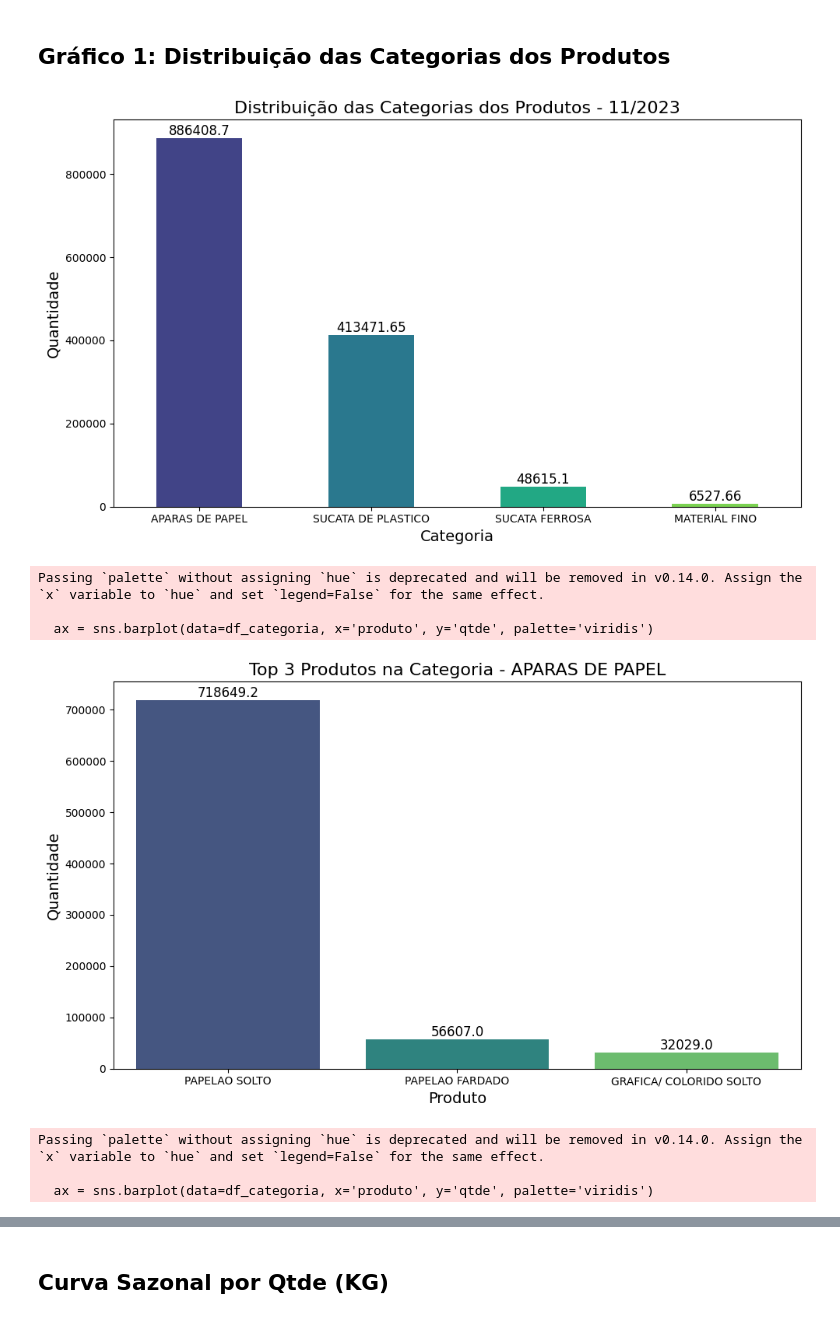
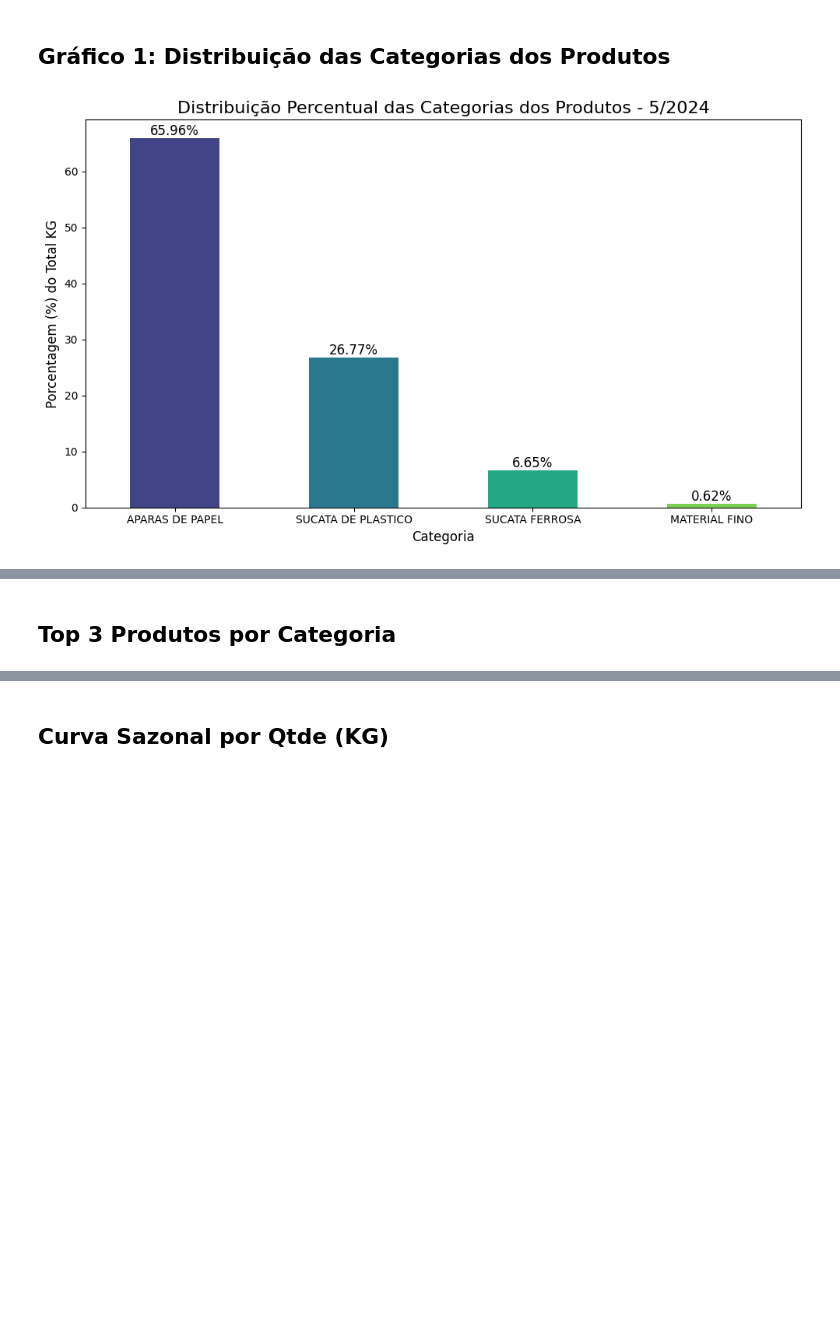
Before and after one commit to SamuSuzini/projetc_company_recycle, a Jupyter notebook: analise_reciclagem - final.ipynb, the cells around one changed output, grey strips where cells are left out. Cells and saved outputs as stored; diff of their text form; code cells hidden in the pictures; blank space fills up the shorter version.

```diff
--- a/analise_reciclagem - final.ipynb
+++ b/analise_reciclagem - final.ipynb
@@ -41,8 +41,8 @@ memory usage: 5.6+ MB
 ## Filtrando o Dataset
 # %%
 # Especificando o mês e ano que você deseja filtrar
-mes_especifico = 11  # alterar aqui para filtrar todos os gráficos e atualizar!
-ano_especifico = 2023
+mes_especifico = 5  # alterar aqui para filtrar todos os gráficos e atualizar!
+ano_especifico = 2024
 
 # Filtrando os dados para o mês e ano específicos
 df_filtrado = df[(df['data'].dt.month == mes_especifico) & (df['data'].dt.year == ano_especifico)]
@@ -51,62 +51,33 @@ df_filtrado = df[(df['data'].dt.month == mes_especifico) & (df['data'].dt.year =
 # %%
 # Agrupando as categorias e somando as quantidades
 quantidade_por_categoria = df_filtrado.groupby('categoria')['qtde'].sum().sort_values(ascending=False)
 
+# Calculando o total de quantidades
+total_quantidade = quantidade_por_categoria.sum()
+
+# Calculando a porcentagem de cada categoria em relação ao total
+percentual_por_categoria = (quantidade_por_categoria / total_quantidade) * 100
+
 # Garantindo que há categorias para plotar
-if not quantidade_por_categoria.empty:
+if not percentual_por_categoria.empty:
     # Plotando o gráfico de barras para as categorias
     plt.figure(figsize=(10, 6))
-    ax = quantidade_por_categoria.plot.bar(color=sns.color_palette('viridis', quantidade_por_categoria.nunique()))
+    ax = percentual_por_categoria.plot.bar(color=sns.color_palette('viridis', percentual_por_categoria.nunique()))
 
     # Formatando o gráfico
-    ax.set_xlabel('Categoria', fontsize=14)
-    ax.set_ylabel('Quantidade', fontsize=14)
-    ax.set_title(f'Distribuição das Categorias dos Produtos - {mes_especifico}/{ano_especifico}', fontsize=16)
+    ax.set_xlabel('Categoria', fontsize=12)
+    ax.set_ylabel('Porcentagem (%) do Total KG', fontsize=12)
+    ax.set_title(f'Distribuição Percentual das Categorias dos Produtos - {mes_especifico}/{ano_especifico}', fontsize=16)
     plt.xticks(rotation=0)
     plt.tight_layout()
 
     # Adicionando os valores em cima das barras
     for p in ax.patches:
-        ax.annotate(f'{p.get_height()}', (p.get_x() + p.get_width() / 2, p.get_height()),
+        ax.annotate(f'{p.get_height():.2f}%', (p.get_x() + p.get_width() / 2, p.get_height()),
                     ha='center', va='bottom', fontsize=12)
 
     plt.show()
 else:
     print("Nenhum dado disponível para o mês e ano especificados.")
-
-# Filtrando os três principais produtos por categoria
-top_produtos_por_categoria = df_filtrado.groupby(['categoria', 'produto'])['qtde'].sum().reset_index()
-top_produtos_por_categoria = top_produtos_por_categoria.sort_values(['categoria', 'qtde'], ascending=[True, False])
-top_produtos_por_categoria = top_produtos_por_categoria.groupby('categoria').head(3)
-
-# Criando gráficos de barras separados para cada categoria
-categorias = top_produtos_por_categoria['categoria'].unique()
-
-for categoria in categorias:
-    df_categoria = top_produtos_por_categoria[top_produtos_por_categoria['categoria'] == categoria]
-
-    plt.figure(figsize=(10, 6))
-    ax = sns.barplot(data=df_categoria, x='produto', y='qtde', palette='viridis')
-
-    # Formatando o gráfico
-    ax.set_xlabel('Produto', fontsize=14)
-    ax.set_ylabel('Quantidade', fontsize=14)
-    ax.set_title(f'Top 3 Produtos na Categoria - {categoria}', fontsize=16)
-    plt.xticks(rotation=0)
-    plt.tight_layout()
-
-    # Adicionando os valores em cima das barras
-    for p in ax.patches:
-        ax.annotate(f'{p.get_height()}', (p.get_x() + p.get_width() / 2, p.get_height()),
-                    ha='center', va='bottom', fontsize=12)
-
-    plt.show()
 # %% [output]
-[figure, old version]
+[figure, new version]
-Passing `palette` without assigning `hue` is deprecated and will be removed in v0.14.0. Assign the `x` variable to `hue` and set `legend=False` for the same effect.
-
-  ax = sns.barplot(data=df_categoria, x='produto', y='qtde', palette='viridis')
-[figure, removed]
-Passing `palette` without assigning `hue` is deprecated and will be removed in v0.14.0. Assign the `x` variable to `hue` and set `legend=False` for the same effect.
-
-  ax = sns.barplot(data=df_categoria, x='produto', y='qtde', palette='viridis')
@@ -121,0 +84,2 @@ Passing `palette` without assigning `hue` is deprecated and will be removed in v
+# %% [markdown]
+## Top 3 Produtos por Categoria
```
Also changed, not shown: parts of 8 cells of this notebook, 2 other files.
